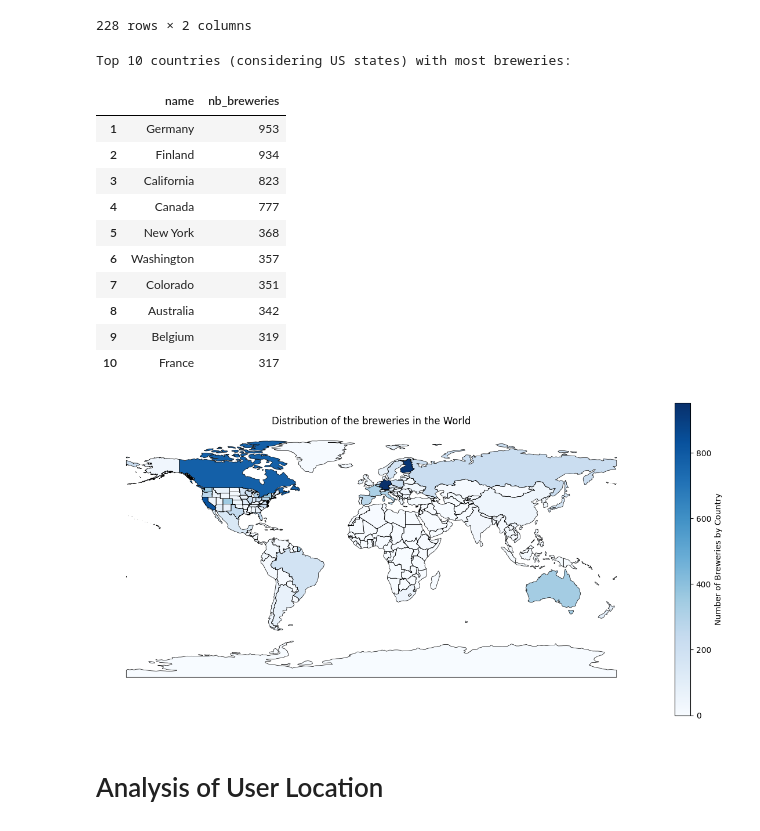
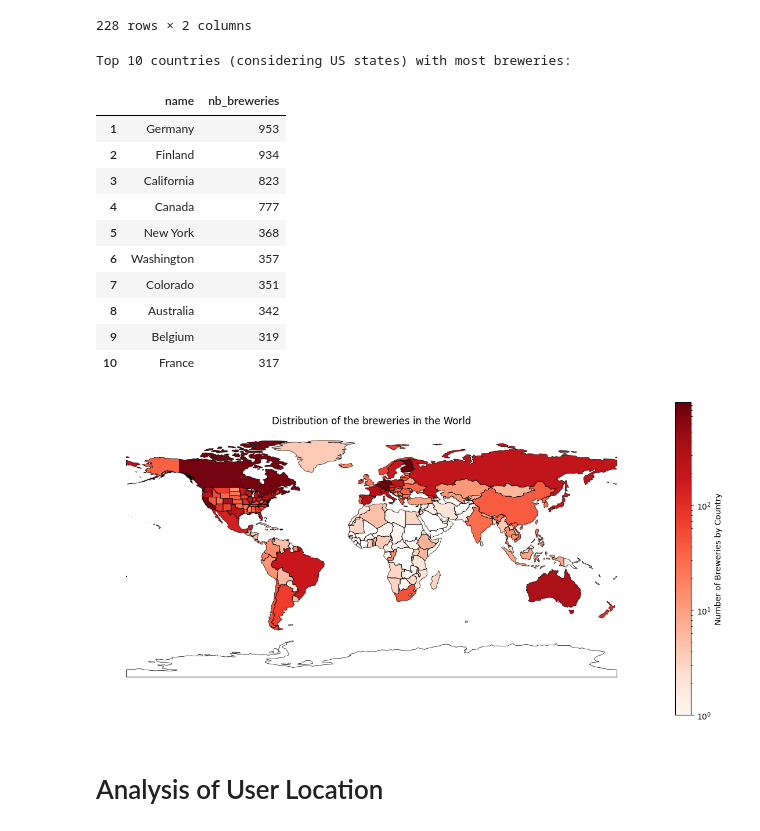
Before and after one commit to epfl-ada/ada-2023-project-todolegax, a Jupyter notebook: data_prepro_BA_Axel_Tom.ipynb, the cells around one changed output. Drawn from its saved outputs; the diff is of its cells as text; code cells hidden in the pictures.

Commit message:
Log scale in world

```diff
--- a/data_prepro_BA_Axel_Tom.ipynb
+++ b/data_prepro_BA_Axel_Tom.ipynb
@@ -428,37 +428,38 @@ world_merge['brewery_state'].fillna('Unknown', inplace=True)
 
 # Find top 10 countries
 top10 = world_merge.sort_values(by='nb_breweries', ascending=False).head(10)
 top10 = top10[['name','nb_breweries']]
 top10.index = np.linspace(1,10,10).astype(int)
 top10.nb_breweries = top10.nb_breweries.astype(int)
 print('Top 10 countries (considering US states) with most breweries:')
 display(top10)
 # Plot the choropleth map
 fig, ax = plt.subplots(1, 1, figsize=(15, 7))
 world_merge.boundary.plot(ax=ax, color='black', linewidth=0.5)
 world_merge.plot(column='nb_breweries', ax=ax, legend=True,
-           legend_kwds={'label': "Number of Breweries by Country",
-                        'orientation': "vertical"},
-           cmap='Blues')
+                 norm = LogNorm(vmin=1,vmax=world_merge['nb_breweries'].max()),
+                 legend_kwds={'label': "Number of Breweries by Country",
+                              'orientation': "vertical"},
+                 cmap='Reds')
 
 # Remove the axis
 ax.set_title('Distribution of the breweries in the World')
 ax.set_axis_off()
 plt.show()
 # %% [output]
 Top 10 countries (considering US states) with most breweries:
 |  | name | nb_breweries |
 | 1 | Germany | 953 |
 | 2 | Finland | 934 |
 | 3 | California | 823 |
 | 4 | Canada | 777 |
 | 5 | New York | 368 |
 | 6 | Washington | 357 |
 | 7 | Colorado | 351 |
 | 8 | Australia | 342 |
 | 9 | Belgium | 319 |
 | 10 | France | 317 |
-[figure, old version]
+[figure, new version]
 # %% [markdown]
 # Analysis of User Location
 # %%
```
Also changed, not shown: parts of 6 cells of this notebook.
